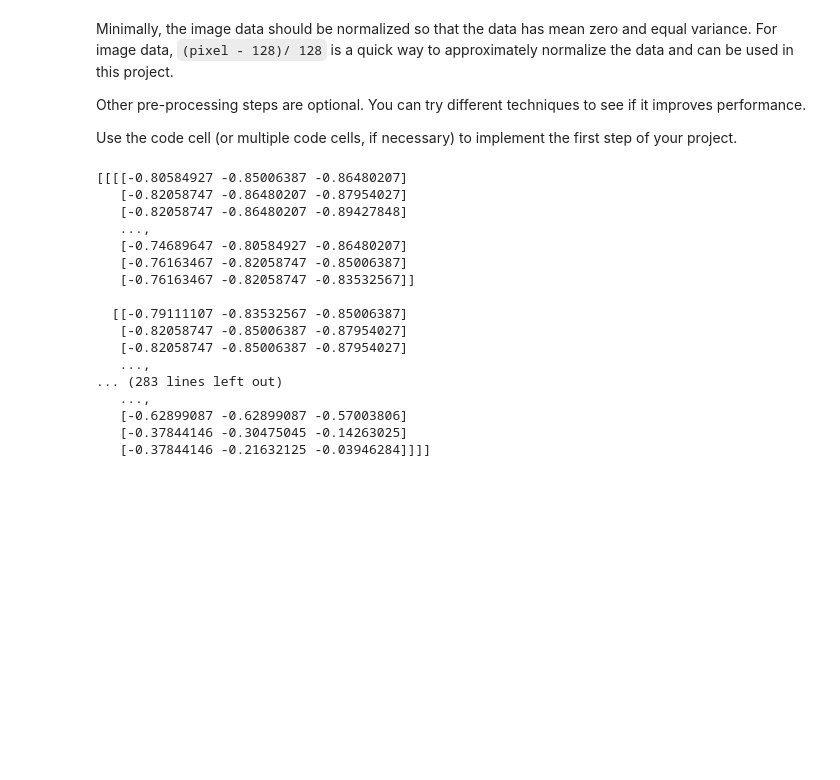
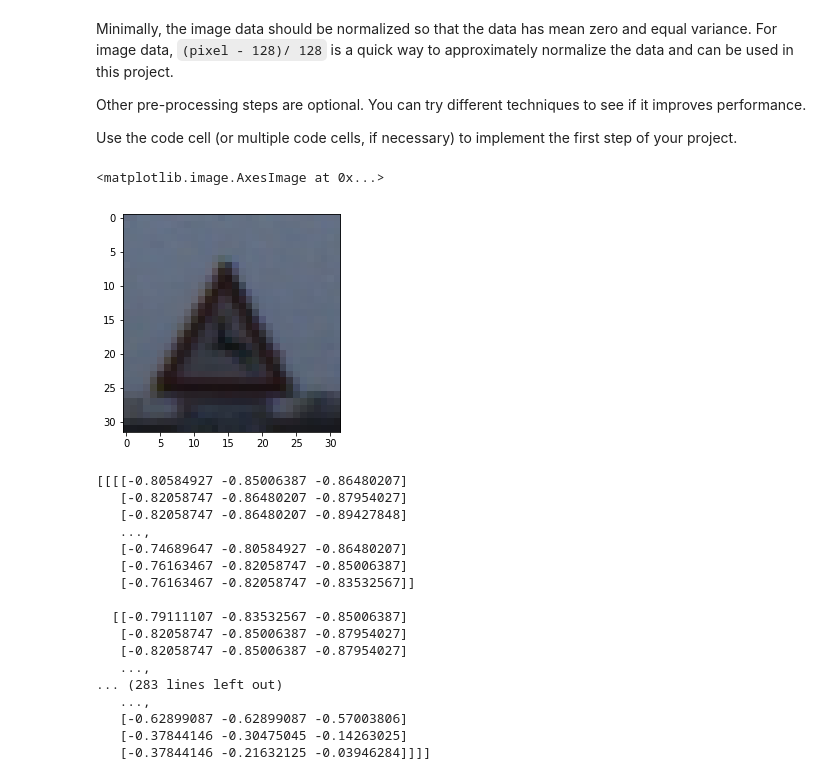
Before and after one commit to AfterDreaming/CarND-Traffic-Sign-Classifier-Project, a Jupyter notebook: Traffic_Sign_Classifier.ipynb, the cells around one changed output. Saved outputs shown, nothing was run; the diff lists cells and outputs as text; code cells hidden in the pictures; blank space fills up the shorter version.

```diff
--- a/Traffic_Sign_Classifier.ipynb
+++ b/Traffic_Sign_Classifier.ipynb
@@ -158,6 +158,11 @@ Minimally, the image data should be normalized so that the data has mean zero an
 Other pre-processing steps are optional. You can try different techniques to see if it improves performance.
 
 Use the code cell (or multiple code cells, if necessary) to implement the first step of your project.
+# %%
+plt.imshow(X_train[600])
+# %% [output]
+<matplotlib.image.AxesImage at 0x...>
+[figure, added]
 # %%
 ### Preprocess the data here. It is required to normalize the data. Other preprocessing steps could include
 ### converting to grayscale, etc.
```
Also changed, not shown: parts of 9 cells of this notebook.
